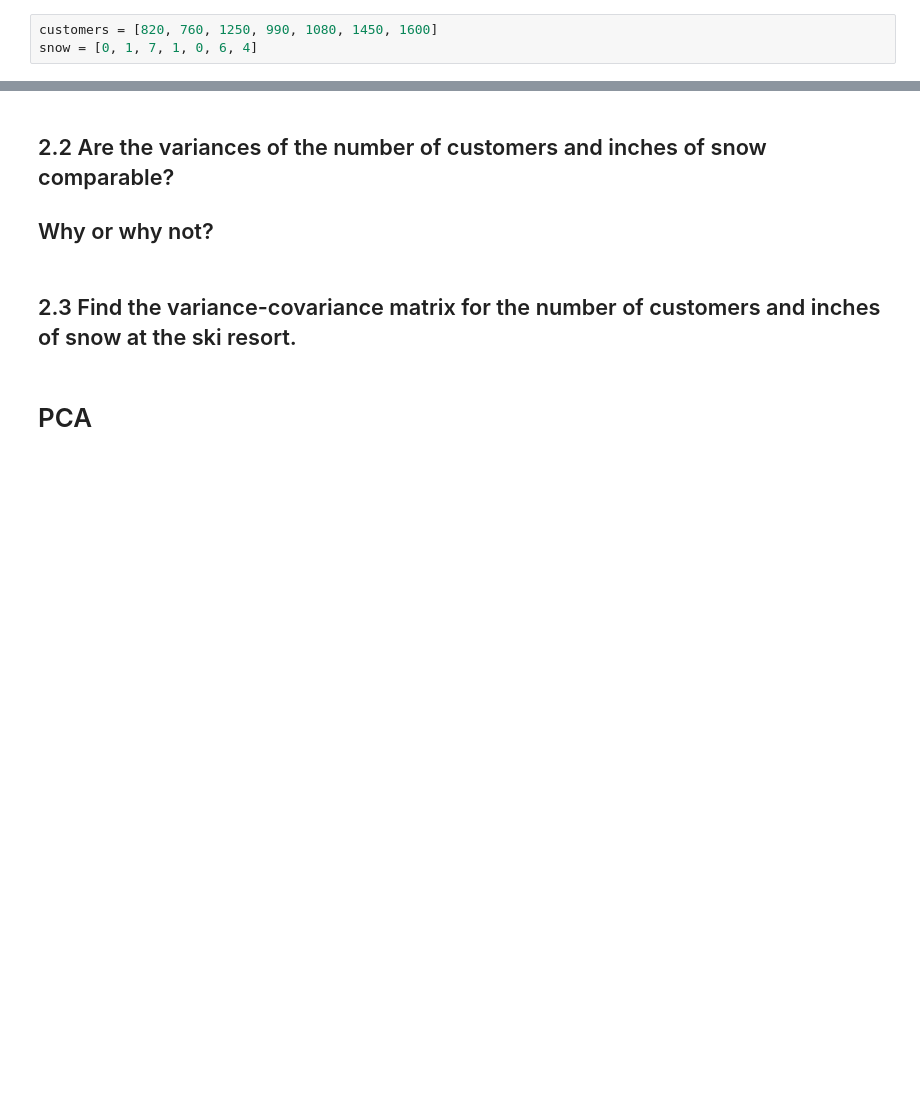
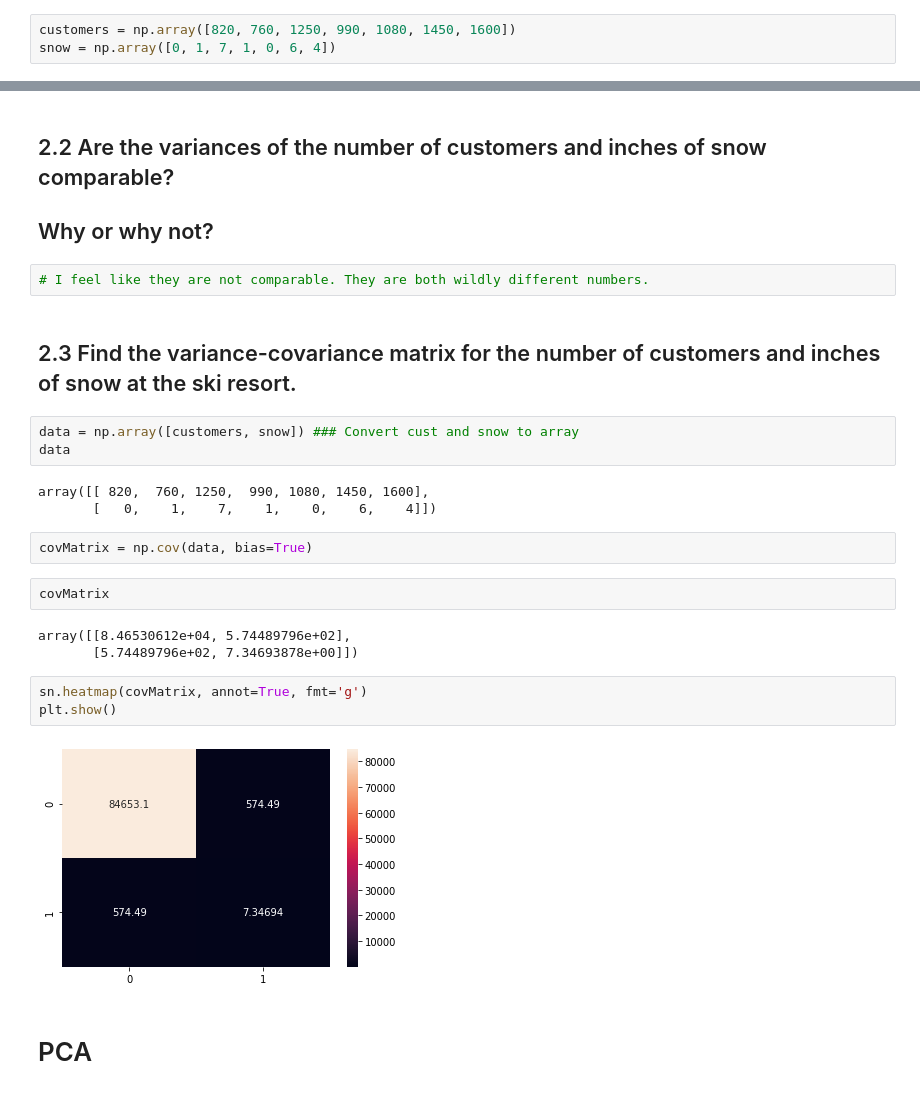
Before and after one commit to JoshuaHaga/DS-Unit-1-Sprint-3-Linear-Algebra, a Jupyter notebook: DS_Unit_1_Sprint_Challenge_3_Linear_Algebra.ipynb, the cells around one changed output, grey strips where cells are left out. Saved outputs shown, nothing was run; the diff lists cells and outputs as text; blank space fills up the shorter version.

```diff
--- a/DS_Unit_1_Sprint_Challenge_3_Linear_Algebra.ipynb
+++ b/DS_Unit_1_Sprint_Challenge_3_Linear_Algebra.ipynb
@@ -152,5 +167,5 @@ F =
 
 ## Find the mean, sample variance, and sample standard deviation for both the number of customers and inches of new snow for the week. Remember that on SCs you can use library functions, dataframes, .describe(), etc.
 # %%
-customers = [820, 760, 1250, 990, 1080, 1450, 1600]
-snow = [0, 1, 7, 1, 0, 6, 4]
+customers = np.array([820, 760, 1250, 990, 1080, 1450, 1600])
+snow = np.array([0, 1, 7, 1, 0, 6, 4])
@@ -166,8 +219,28 @@ snow = [0, 1, 7, 1, 0, 6, 4]
 # %% [markdown]
 ## 2.2 Are the variances of the number of customers and inches of snow comparable?
 ## Why or why not?
+# %%
+# I feel like they are not comparable. They are both wildly different numbers.
 # %% [markdown]
 ## 2.3 Find the variance-covariance matrix for the number of customers and inches of snow at the ski resort.
+# %%
+data = np.array([customers, snow]) ### Convert cust and snow to array
+data
+# %% [output]
+array([[ 820,  760, 1250,  990, 1080, 1450, 1600],
+       [   0,    1,    7,    1,    0,    6,    4]])
+# %%
+covMatrix = np.cov(data, bias=True)
+# %%
+covMatrix
+# %% [output]
+array([[8.46530612e+04, 5.74489796e+02],
+       [5.74489796e+02, 7.34693878e+00]])
+# %%
+sn.heatmap(covMatrix, annot=True, fmt='g')
+plt.show()
+# %% [output]
+[figure, added]
 # %% [markdown]
 # PCA
 # %% [markdown]
```
Also changed, not shown: parts of 33 cells of this notebook.
